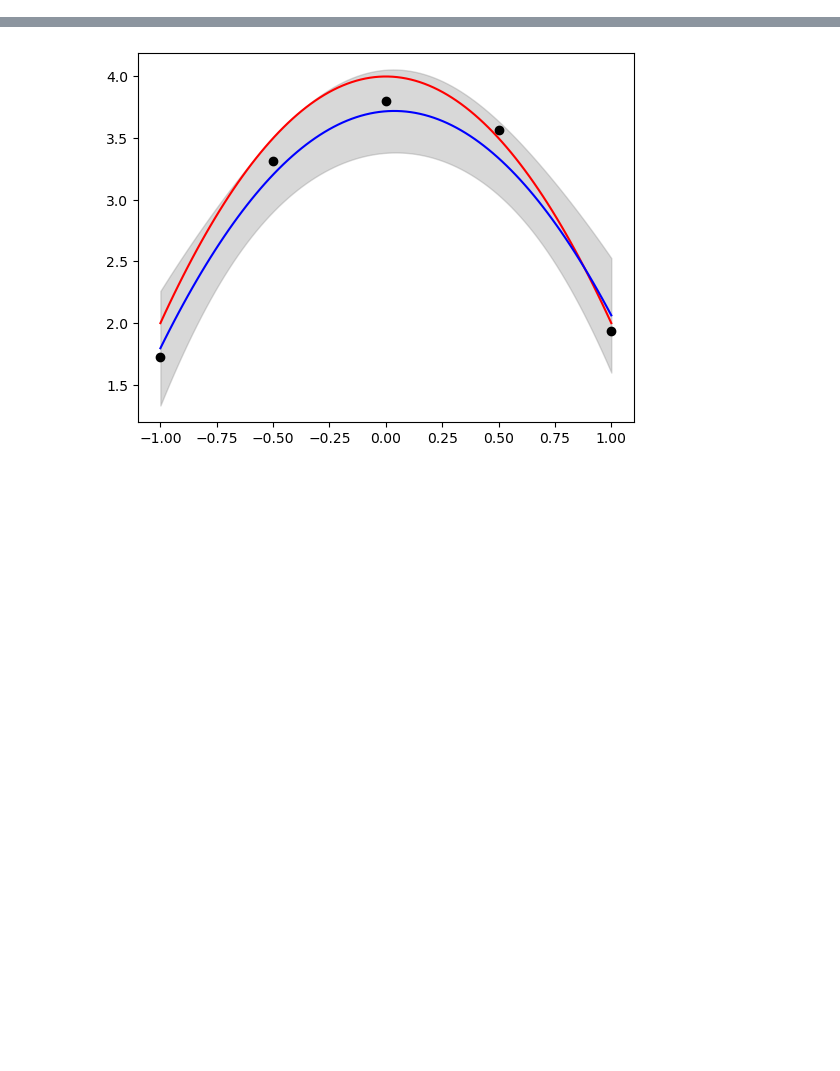
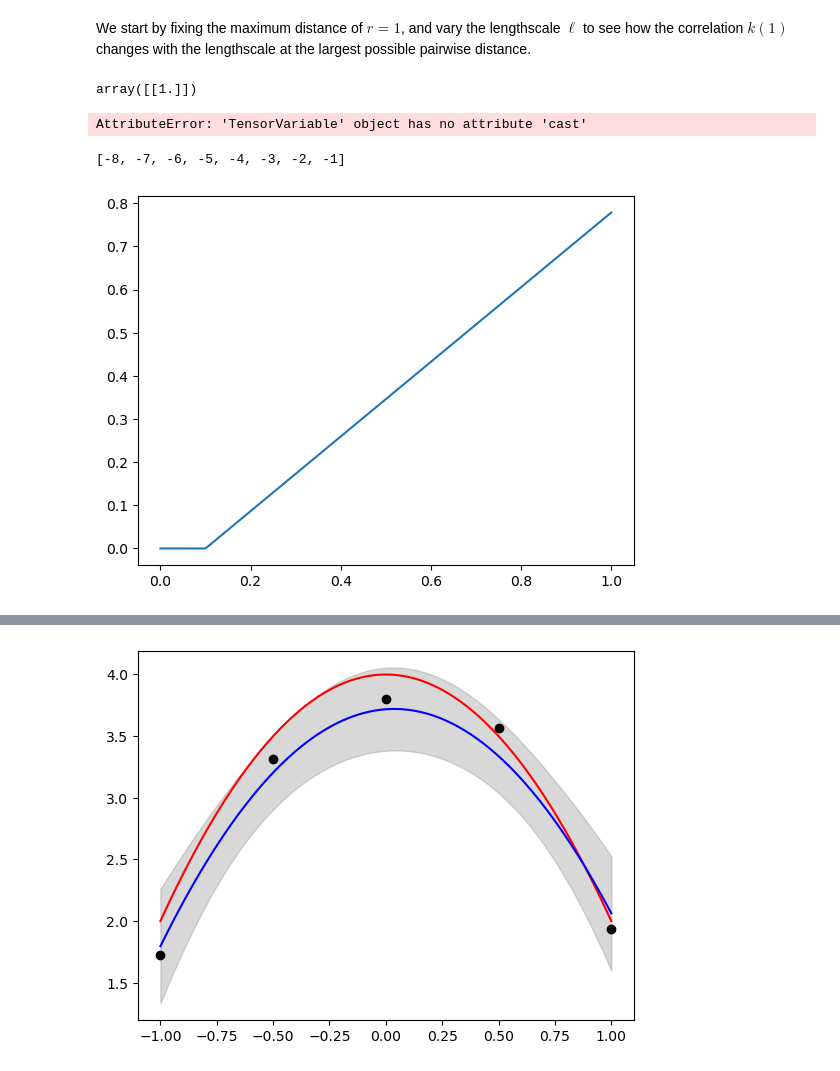
Before and after one commit to arob5/test-code, a Jupyter notebook: PyMC_tests/pymc_gp_tests.ipynb, the cells around one changed output, grey strips where cells are left out. Cells and saved outputs as stored; diff of their text form; code cells hidden in the pictures; blank space fills up the shorter version.

```diff
--- a/PyMC_tests/pymc_gp_tests.ipynb
+++ b/PyMC_tests/pymc_gp_tests.ipynb
@@ -43,3 +50,28 @@ plt.show()
+# %% [markdown]
+We start by fixing the maximum distance of $r=1$, and vary the lengthscale $\ell$ to see how the correlation $k(1)$ changes with the lengthscale at the largest possible pairwise distance.
+# %%
+test = pm.gp.cov.ExpQuad(1, ls=1)
+test(np.array(1.0).reshape(1,1)).eval()
+# %% [output]
+array([[1.]])
+# %%
+cov_func(X_design).cast(x, 'float32')
+# %% [output]
+AttributeError: 'TensorVariable' object has no attribute 'cast'
+# %%
+[x for x in range(-8, 0)]
+# %% [output]
+[-8, -7, -6, -5, -4, -3, -2, -1]
+# %%
+k = lambda r, ell : np.exp(-0.5 * (r/ell)**2)
+
+ell_grid = [10**k for k in range(-8, 1)]
+corr_grid = [k(1,ell) for ell in ell_grid]
+
+plt.plot(ell_grid, corr_grid)
+plt.show()
+# %% [output]
+[figure, added]
 # %%
 # Define GP mean/covariance functions.
 
```
Also changed, not shown: parts of 14 cells of this notebook, 4 other files.
